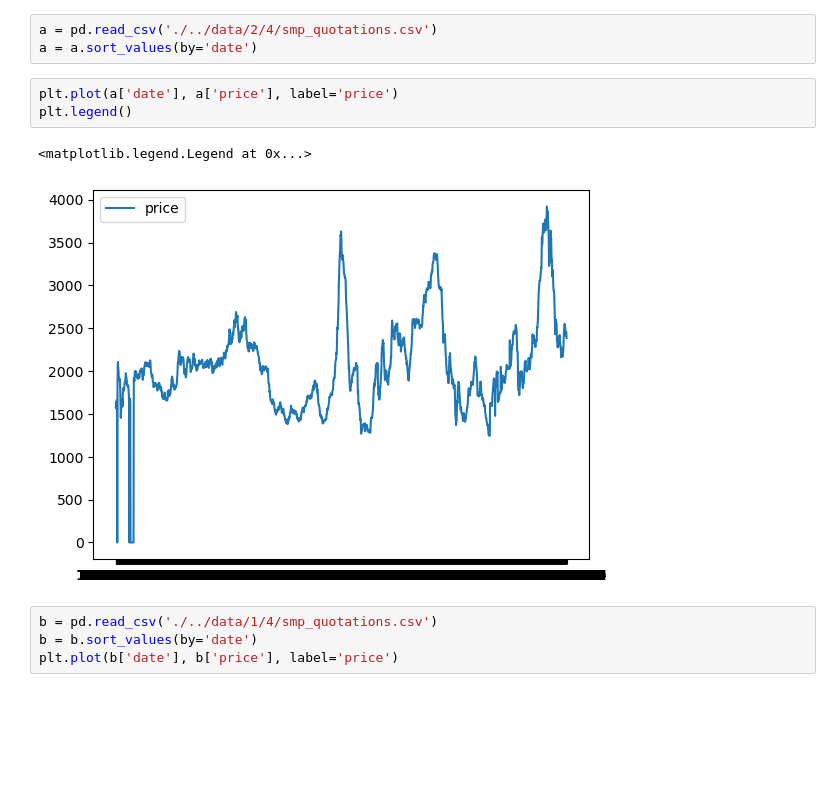
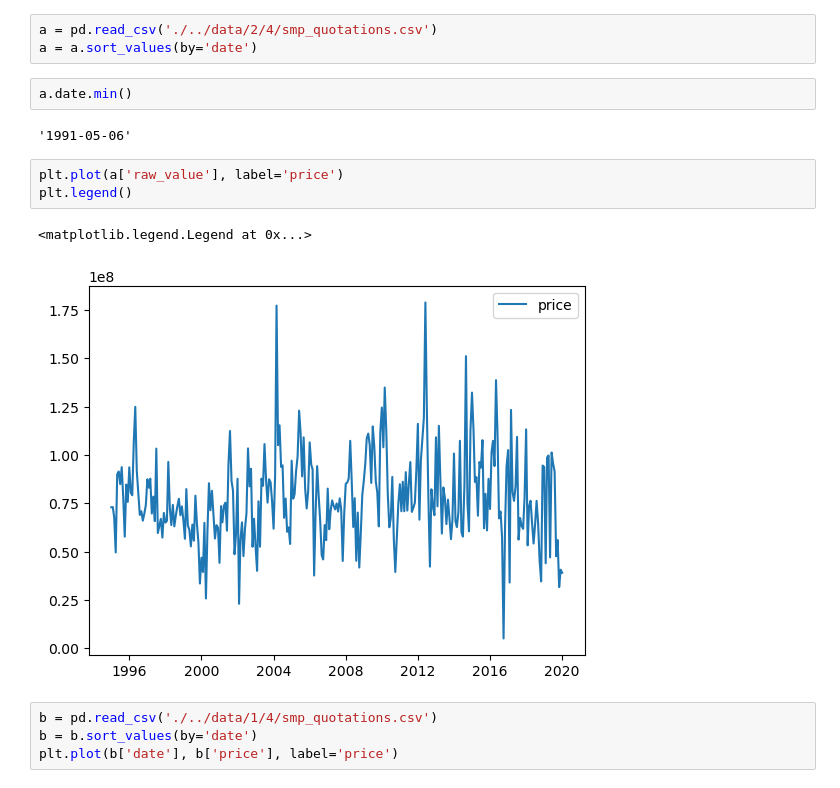
Before and after one commit to elahe-dastan/MilkMarketMaster, a Jupyter notebook: notebooks/demo.ipynb, the cells around one changed output. Drawn from its saved outputs; the diff is of its cells as text; blank space fills up the shorter version.

```diff
--- a/notebooks/demo.ipynb
+++ b/notebooks/demo.ipynb
@@ -4,12 +4,16 @@ import matplotlib.pyplot as plt
 # %%
 a = pd.read_csv('./../data/2/4/smp_quotations.csv')
 a = a.sort_values(by='date')
+# %%
+a.date.min()
+# %% [output]
+'1991-05-06'
 # %%
-plt.plot(a['date'], a['price'], label='price')
+plt.plot(a['raw_value'], label='price')
 plt.legend()
 # %% [output]
 <matplotlib.legend.Legend at 0x...>
-[figure, old version]
+[figure, new version]
 # %%
 b = pd.read_csv('./../data/1/4/smp_quotations.csv')
 b = b.sort_values(by='date')
```
Also changed, not shown: parts of 15 cells of this notebook, 2 other files.
